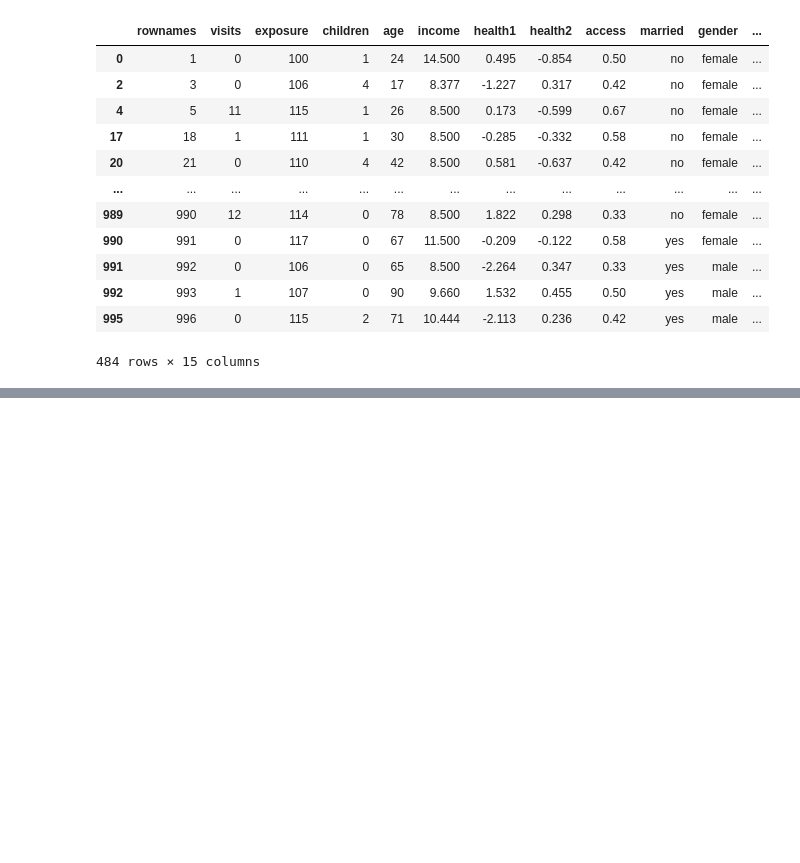
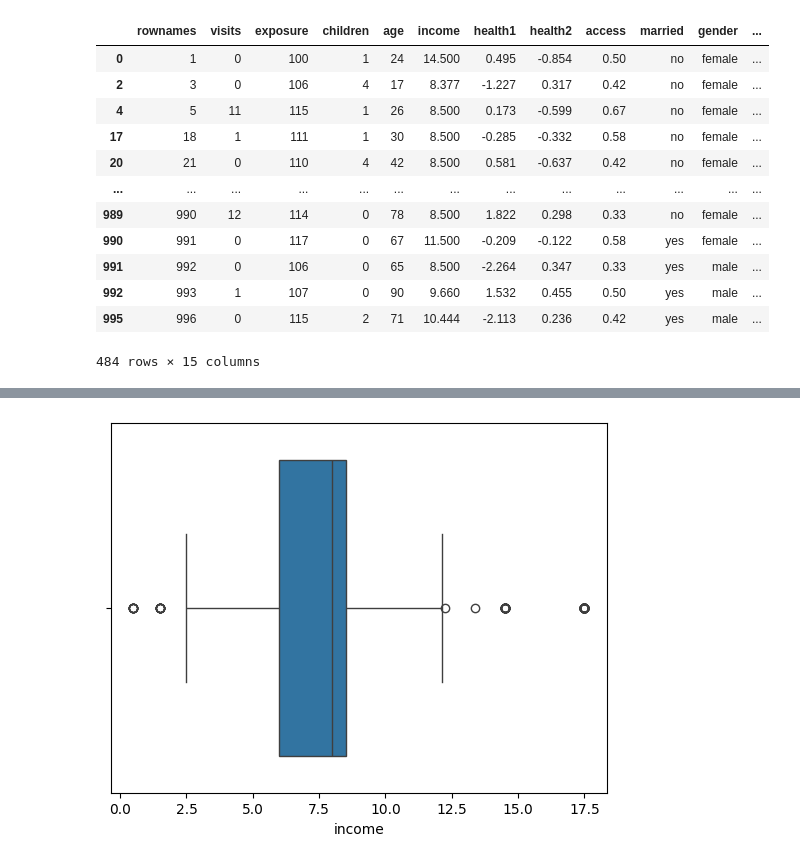
Before and after one commit to anushka10079/EDArepo, a Jupyter notebook: Untitled1.ipynb, the cells around one changed output, grey strips where cells are left out. Drawn from its saved outputs; the diff is of its cells as text; code cells hidden in the pictures; blank space fills up the shorter version.

```diff
--- a/Untitled1.ipynb
+++ b/Untitled1.ipynb
@@ -289,0 +379,6 @@ dataframe[np.abs(dataframe.income) > 8]
+# %%
+#Boxplot for income
+sns.boxplot(x="income", data=dataframe)
+plt.show()
+# %% [output]
+[figure, added]
```
Also changed, not shown: parts of 24 cells of this notebook.
